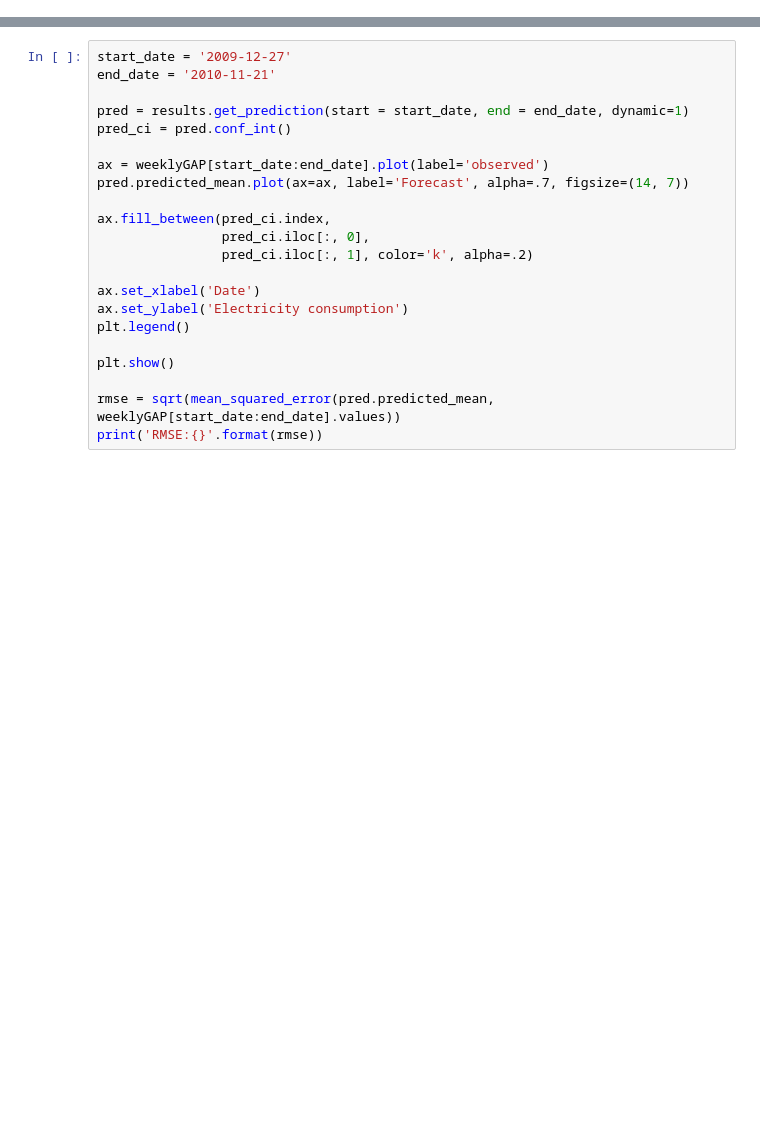
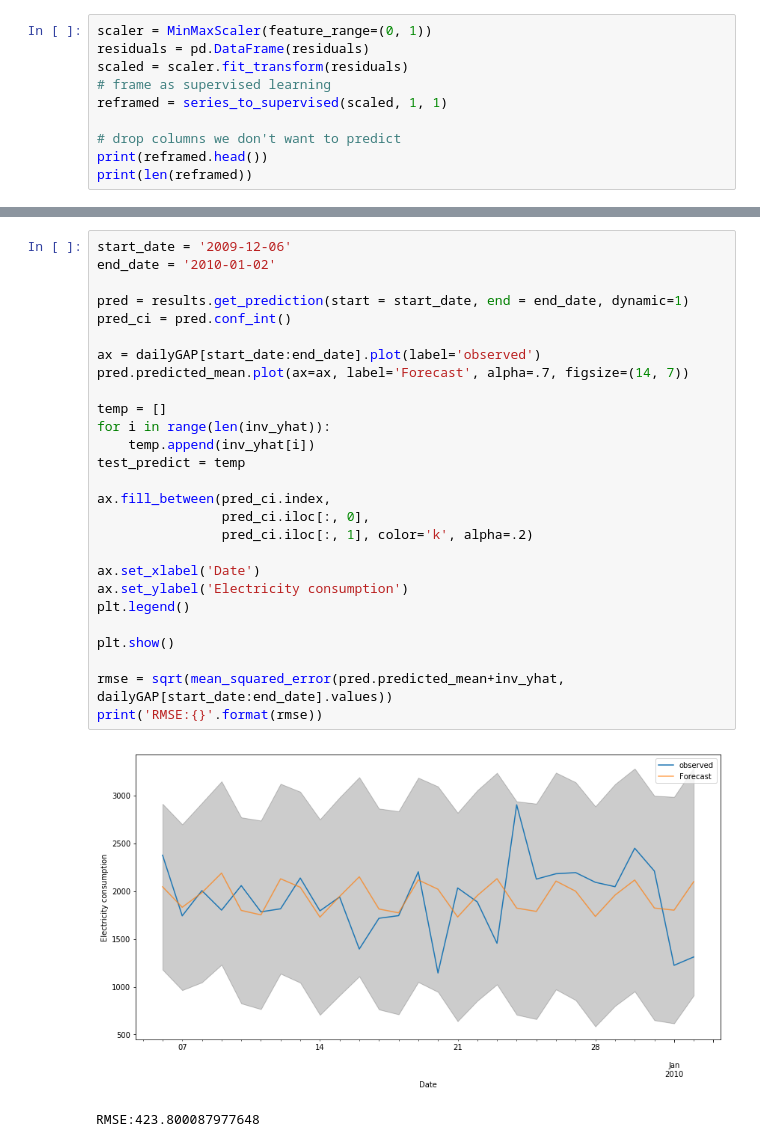
Before and after one commit to midsterx/Analysis-Prediction-Clustering-on-Power-Consumption, a Jupyter notebook: Prediction/Hybrid.ipynb, the cells around one changed output, grey strips where cells are left out. Saved outputs shown, nothing was run; the diff lists cells and outputs as text; blank space fills up the shorter version.

```diff
--- a/Prediction/Hybrid.ipynb
+++ b/Prediction/Hybrid.ipynb
@@ -16,0 +110,10 @@ plt.show()
+# %%
+scaler = MinMaxScaler(feature_range=(0, 1))
+residuals = pd.DataFrame(residuals)
+scaled = scaler.fit_transform(residuals)
+# frame as supervised learning
+reframed = series_to_supervised(scaled, 1, 1)
+
+# drop columns we don't want to predict
+print(reframed.head())
+print(len(reframed))
@@ -17,22 +208,30 @@ plt.show()
 # %%
-start_date = '2009-12-27'
-end_date = '2010-11-21'
+start_date = '2009-12-06'
+end_date = '2010-01-02'
 
 pred = results.get_prediction(start = start_date, end = end_date, dynamic=1)
 pred_ci = pred.conf_int()
 
-ax = weeklyGAP[start_date:end_date].plot(label='observed')
+ax = dailyGAP[start_date:end_date].plot(label='observed')
 pred.predicted_mean.plot(ax=ax, label='Forecast', alpha=.7, figsize=(14, 7))
+
+temp = []
+for i in range(len(inv_yhat)):
+    temp.append(inv_yhat[i])
+test_predict = temp
 
 ax.fill_between(pred_ci.index,
                 pred_ci.iloc[:, 0],
                 pred_ci.iloc[:, 1], color='k', alpha=.2)
 
 ax.set_xlabel('Date')
 ax.set_ylabel('Electricity consumption')
 plt.legend()
 
 plt.show()
 
-rmse = sqrt(mean_squared_error(pred.predicted_mean, weeklyGAP[start_date:end_date].values))
+rmse = sqrt(mean_squared_error(pred.predicted_mean+inv_yhat, dailyGAP[start_date:end_date].values))
 print('RMSE:{}'.format(rmse))
+# %% [output]
+[figure, added]
+RMSE:423.800087977648
```
Also changed, not shown: parts of 6 cells of this notebook, 1 other file.
